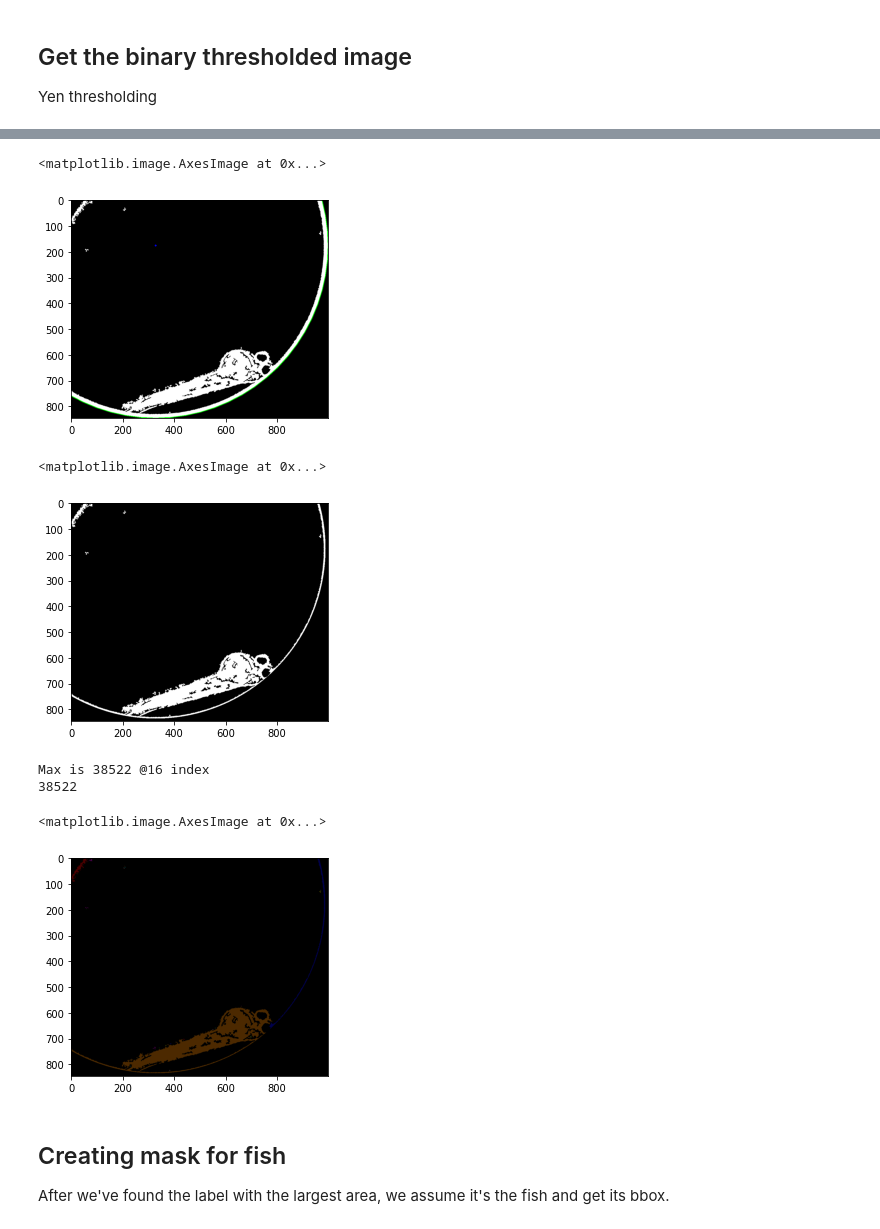
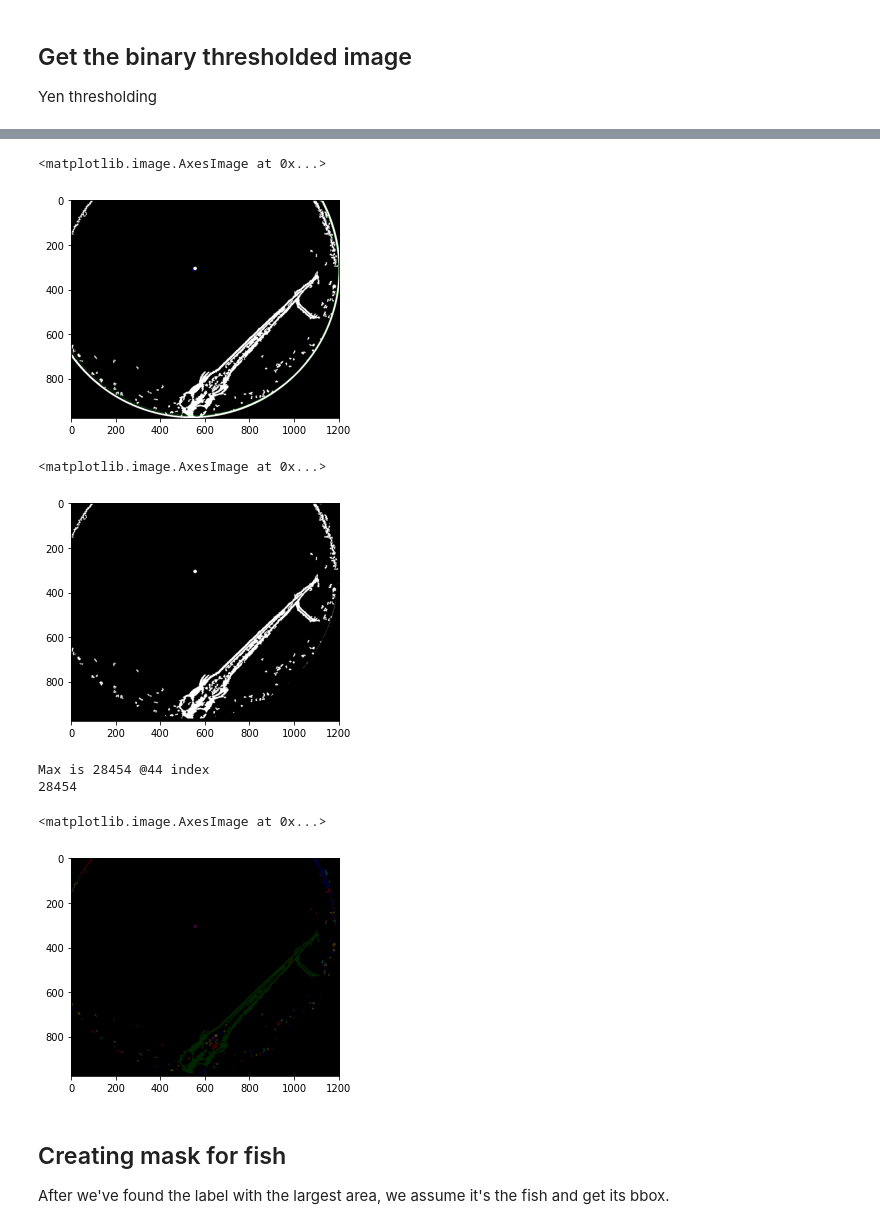
Before and after one commit to gimesia/zebrafisher, a Jupyter notebook: __docs/__notebooks/get_poss_fish_pipe.ipynb, the cells around one changed output, grey strips where cells are left out. Cells and saved outputs as stored; diff of their text form; code cells hidden in the pictures.

```diff
--- a/__docs/__notebooks/get_poss_fish_pipe.ipynb
+++ b/__docs/__notebooks/get_poss_fish_pipe.ipynb
@@ -12,9 +13,7 @@ from src.well.find_well_props import find_well_props
 # %% [markdown]
 ## Find well props
 # %%
-from src.InputImage import InputImage
-
-fishy = InputImage('zf4.jpg')
+fishy = InputImage('zf1.jpg')
 
 fishy = find_well_props(fishy)
 
@@ -52,19 +53,20 @@ then equalized the resulting image
 from skimage.morphology import dilation, erosion, square
 from skimage.exposure import equalize_hist
 # %%
-speckless = fishy.well_props.mask.cropped_gray
-hpf = speckless - cv.GaussianBlur(speckless, (21, 21), 3) + 127
+speckless = fishy.well_props.mask.cropped_masked
+hpf = speckless - cv.GaussianBlur(speckless, (21, 21), 3) + 100
 equalized = equalize_hist(hpf)
 
 equalized = np.multiply(equalized, fishy.well_props.mask.cropped)
 
 fig, ax = plt.subplots(nrows=2, ncols=3, figsize=(15, 10))
 
-se = square(3)
-
 ax[0, 0].imshow(hpf, 'gray')
 ax[0, 1].hist(hpf.ravel(), bins=256)
 
 ax[1, 0].imshow(equalized, 'gray')
 ax[1, 1].hist(equalized.ravel(), bins=256)
+
+ax[1, 0].imshow(equalized, 'gray')
+ax[1, 1].hist(equalized.ravel(), bins=256)
 # %% [output]
@@ -138,13 +116,10 @@ dilated = morphology.binary_dilation(binary, footprint=se)
 eroded = morphology.binary_erosion(dilated)
 
 # closed = morphology.binary_closing(binary)
-size = fishy.well_props.mask.cropped_gray.size * 0.1
+size = fishy.well_props.mask.cropped_masked.size * 0.1
 closed = morphology.area_closing(binary, size)
 
-no_speckles = remove_small_objects(remove_small_holes(dilated, connectivity=1, area_threshold=100))
-
-sob = sobel(closed)
-mark_b = mark_boundaries(sob, binary)
+no_speckles = remove_small_objects(remove_small_holes(dilated, connectivity=np.ndim(dilated), area_threshold=100))
 
 ax[0, 0].imshow(binary, 'gray')
 ax[0, 0].set_title('binary')
@@ -156,7 +131,7 @@ ax[1, 0].imshow(closed, 'gray')
 ax[1, 0].set_title('Closed')
 
 ax[1, 1].imshow(no_speckles, 'bwr')
-ax[1, 1].set_title('Proc')
+ax[1, 1].set_title('No speckles')
 # %% [output]
 [[0 0 1 0 0]
  [0 1 1 1 0]
@@ -190,8 +159,8 @@ cimg = np.uint8(cimg)
 cimg = cv.normalize(src=cimg, dst=None, alpha=0, beta=255, norm_type=cv.NORM_MINMAX, dtype=cv.CV_8U)
 plt.imshow(cimg)
 
-circles = cv.HoughCircles(cimg, cv.HOUGH_GRADIENT, 1.5, 1000, param1=50, param2=30, minRadius=int(fishy.well_props.radius/2), maxRadius=0)
-
+circles = cv.HoughCircles(cimg, cv.HOUGH_GRADIENT, 1.5, 1000, param1=50, param2=30,
+                          minRadius=int(fishy.well_props.radius / 2), maxRadius=0)
 
 circles = np.uint16(np.around(circles))
 
@@ -201,44 +170,45 @@ cimg = gray2rgb(cimg)
 
 for i in circles[0, :]:
     # draw the outer circle
-    cv.circle(cimg, (i[0], i[1]), i[2], (0, 255, 0), 2)
+    cv.circle(cimg, (i[0], i[1]), i[2], (0, 255, 0), 1)
     # draw the center of the circle
     cv.circle(cimg, (i[0], i[1]), 2, (0, 0, 255), 3)
 
 plt.imshow(cimg)
 # %% [output]
 <matplotlib.image.AxesImage at 0x...>
-[figure, old version]
+[figure, new version]
 # %%
 def create_circular_mask(size: tuple[int, int], center: tuple[int, int] = None, radius: int = None) -> np.ndarray:
     if center is None:  # use the middle of the image
         center = (int(size[1] / 2), int(size[0] / 2))
     if radius is None:  # use the smallest distance between the center and image walls
         radius = min(center[0], center[1], size[1] - center[0], size[0] - center[1])
 
     y, x = np.ogrid[:size[0], :size[1]]
     dist_from_center = np.sqrt((x - center[0]) ** 2 + (y - center[1]) ** 2)
 
     return dist_from_center <= radius
 
 
 well_without_meniscus_mask = create_circular_mask(speckless.shape, (meniscus_circle[0], meniscus_circle[1]),
-                                                  meniscus_circle[2] - 10).astype(
+                                                  meniscus_circle[2]).astype(
     int)  # Radius needs a couple pixel correction because originally
 
-well_without_meniscus = well_without_meniscus_mask * speckless
+well_corrected_meniscus = well_without_meniscus_mask * speckless
+fishy.binary = well_corrected_meniscus
 
-plt.imshow(well_without_meniscus, "gray")
+plt.imshow(well_corrected_meniscus, "gray")
 # %% [output]
 <matplotlib.image.AxesImage at 0x...>
-[figure, old version]
+[figure, new version]
 # %%
 from skimage.measure import regionprops, regionprops_table
 from skimage.color import label2rgb
 from skimage.morphology import closing, opening
 from skimage.segmentation import clear_border
 
-wwmm = erosion(well_without_meniscus, disk(1))
+wwmm = erosion(well_corrected_meniscus, disk(1))
 
 label_image = measure.label(wwmm, connectivity=wwmm.ndim)
 
@@ -252,15 +222,14 @@ max_area_index = np.argwhere(props["area"] == max_area)[0][0]
 print(f"Max is {max_area} @{max_area_index} index")
 largest_region = regionprops(label_image)[max_area_index]
 
-
 print(largest_region.area)
 
-plt.imshow(label_overlay, "gray")
+plt.imshow(label_overlay)
 # %% [output]
-Max is 38522 @16 index
-38522
+Max is 28454 @44 index
+28454
 <matplotlib.image.AxesImage at 0x...>
-[figure, old version]
+[figure, new version]
 # %% [markdown]
 ## Creating mask for fish
 After we've found the label with the largest area, we assume it's the fish and get its bbox.
```
Also changed, not shown: parts of 23 cells of this notebook, 12 other files.
